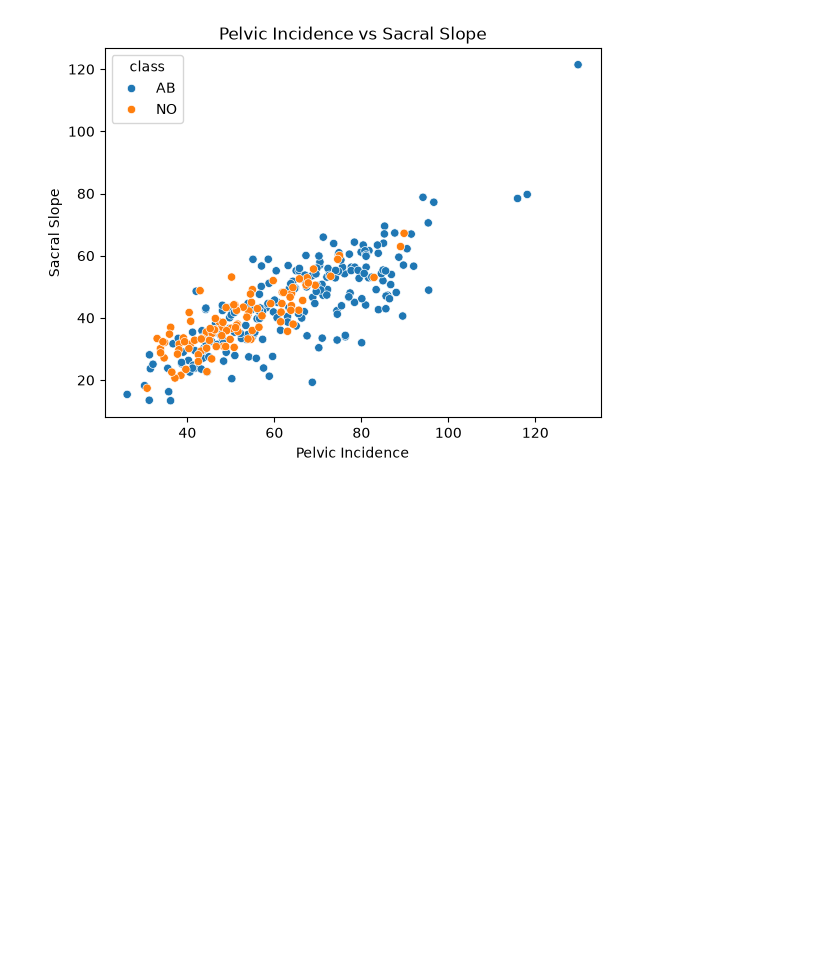
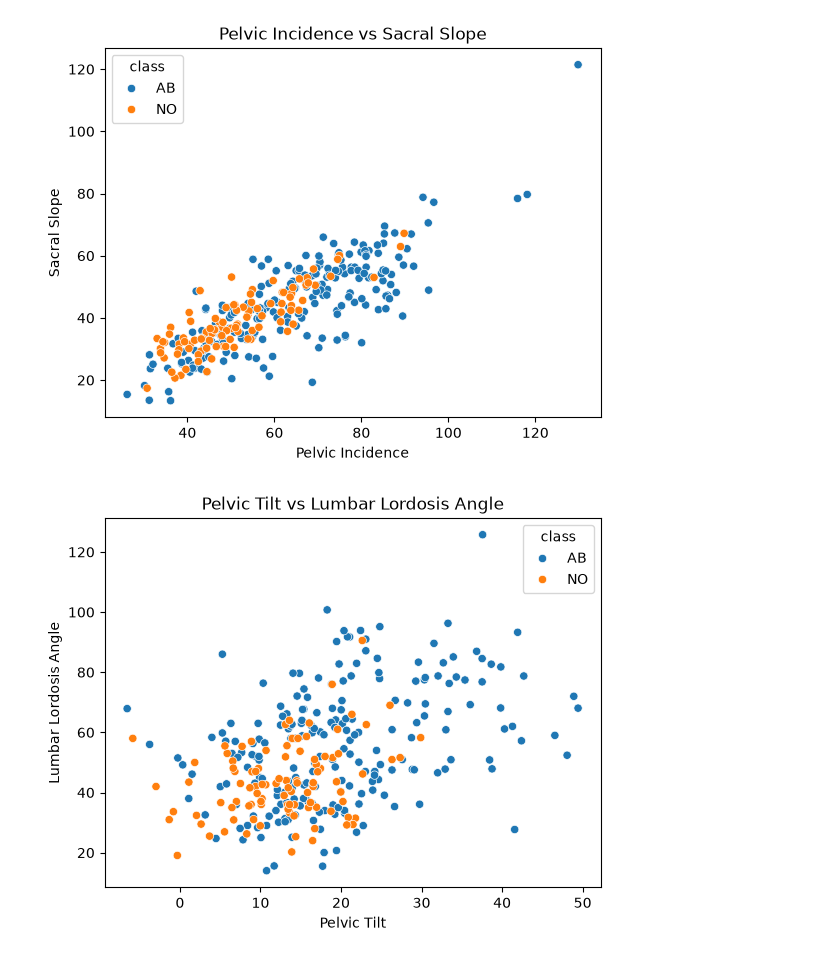
Before and after one commit to Rupesh-Mane/spinal-abnormality-prediction, a Jupyter notebook: notebooks/02_EDA.ipynb, the cells around one changed output. Saved outputs shown, nothing was run; the diff lists cells and outputs as text; code cells hidden in the pictures; blank space fills up the shorter version.

Commit message:
Created scatter plot for pelvic tilt and lumbar lordosis angle

```diff
--- a/notebooks/02_EDA.ipynb
+++ b/notebooks/02_EDA.ipynb
@@ -131,3 +131,12 @@ plt.ylabel("Sacral Slope")
 plt.show()
 # %% [output]
 [figure]
+# %%
+sns.scatterplot(data=df, x="pelvic_tilt", y="lumbar_lordosis_angle", hue="class")
+
+plt.title("Pelvic Tilt vs Lumbar Lordosis Angle")
+plt.xlabel("Pelvic Tilt")
+plt.ylabel("Lumbar Lordosis Angle")
+plt.show()
+# %% [output]
+[figure, added]
```
